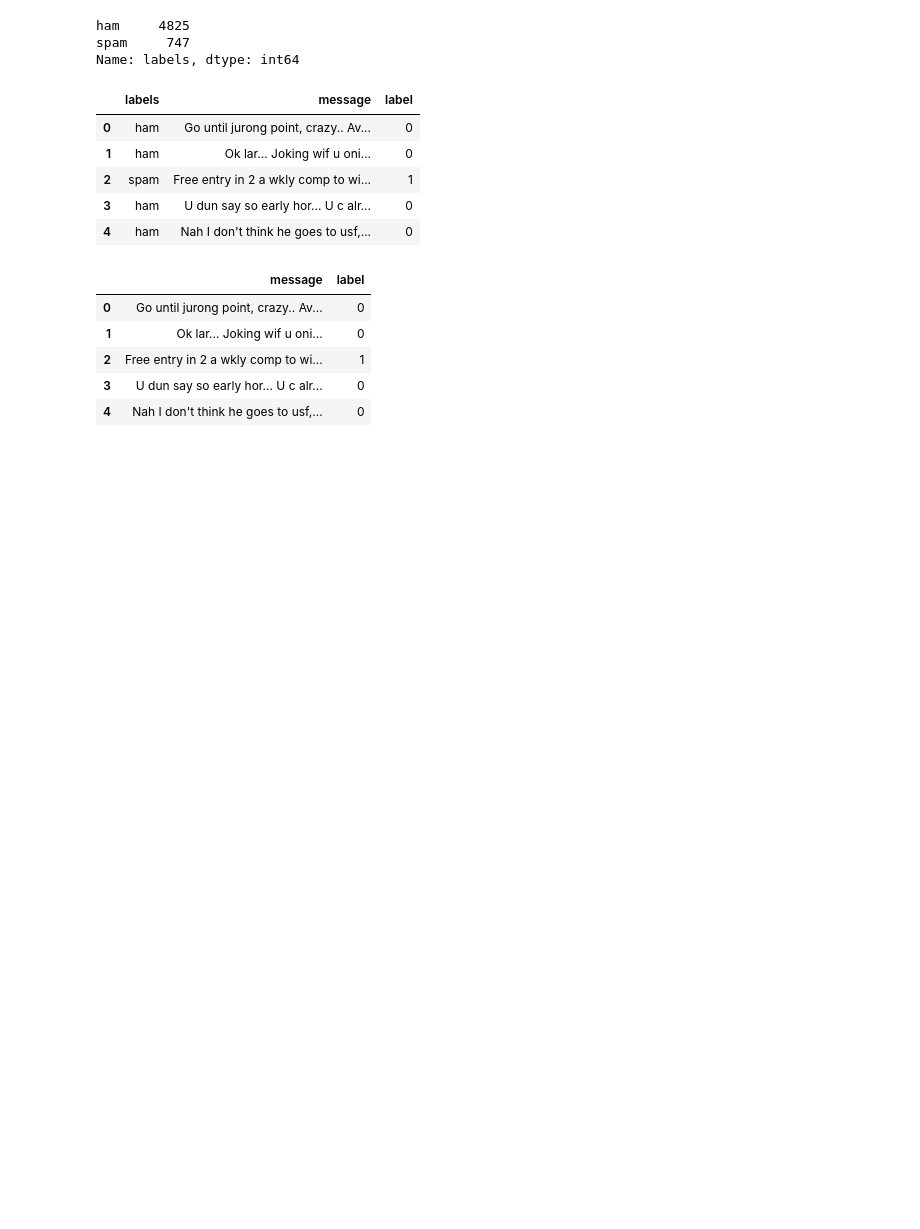
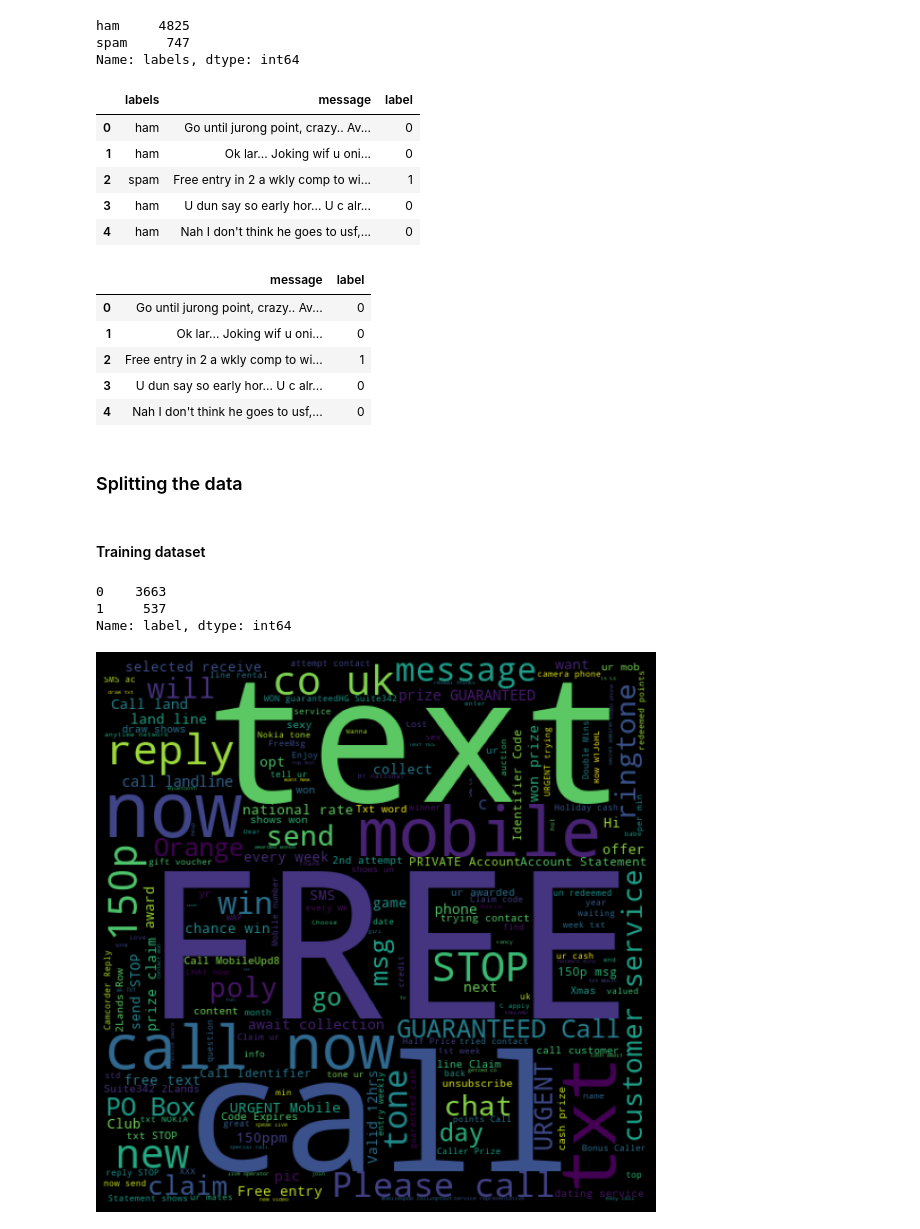
Before and after one commit to tanaymukherjee/Spam-detection-in-emails, a Jupyter notebook: Spam_detector.ipynb, the cells around one changed output. Drawn from its saved outputs; the diff is of its cells as text; code cells hidden in the pictures; blank space fills up the shorter version.

```diff
--- a/Spam_detector.ipynb
+++ b/Spam_detector.ipynb
@@ -61,8 +61,8 @@ spam.head()
 | 3 | ham | U dun say so early hor... U c alr... | NaN | NaN | NaN |
 | 4 | ham | Nah I don't think he goes to usf,... | NaN | NaN | NaN |
 # %%
-spam.drop(['Unnamed: 2', 'Unnamed: 3', 'Unnamed: 4'], axis = 1, inplace = True)
-spam.head()
+mails.drop(['Unnamed: 2', 'Unnamed: 3', 'Unnamed: 4'], axis = 1, inplace = True)
+mails.head()
 # %% [output]
 |  | v1 | v2 |
 | 0 | ham | Go until jurong point, crazy.. Av... |
@@ -71,8 +71,8 @@ spam.head()
 | 3 | ham | U dun say so early hor... U c alr... |
 | 4 | ham | Nah I don't think he goes to usf,... |
 # %%
-spam.rename(columns = {'v1': 'labels', 'v2': 'message'}, inplace = True)
-spam.head()
+mails.rename(columns = {'v1': 'labels', 'v2': 'message'}, inplace = True)
+mails.head()
 # %% [output]
 |  | labels | message |
 | 0 | ham | Go until jurong point, crazy.. Av... |
@@ -87,8 +87,8 @@ ham     4825
 spam     747
 Name: labels, dtype: int64
 # %%
-spam['label'] = spam['labels'].map({'ham': 0, 'spam': 1})
-spam.head()
+mails['label'] = mails['labels'].map({'ham': 0, 'spam': 1})
+mails.head()
 # %% [output]
 |  | labels | message | label |
 | 0 | ham | Go until jurong point, crazy.. Av... | 0 |
@@ -97,8 +97,8 @@ spam.head()
 | 3 | ham | U dun say so early hor... U c alr... | 0 |
 | 4 | ham | Nah I don't think he goes to usf,... | 0 |
 # %%
-spam.drop(['labels'], axis = 1, inplace = True)
-spam.head()
+mails.drop(['labels'], axis = 1, inplace = True)
+mails.head()
 # %% [output]
 |  | message | label |
 | 0 | Go until jurong point, crazy.. Av... | 0 |
@@ -106,3 +106,5 @@ spam.head()
 | 2 | Free entry in 2 a wkly comp to wi... | 1 |
 | 3 | U dun say so early hor... U c alr... | 0 |
 | 4 | Nah I don't think he goes to usf,... | 0 |
+# %% [markdown]
+### Splitting the data
@@ -108,0 +121,18 @@ spam.head()
+# %% [markdown]
+#### Training dataset
+# %%
+trainData['label'].value_counts()
+# %% [output]
+0    3663
+1     537
+Name: label, dtype: int64
+# %%
+spam_words = ' '.join(list(mails[mails['label'] == 1]['message']))
+spam_wc = WordCloud(width = 512,height = 512).generate(spam_words)
+plt.figure(figsize = (10, 8), facecolor = 'k')
+plt.imshow(spam_wc)
+plt.axis('off')
+plt.tight_layout(pad = 0)
+plt.show()
+# %% [output]
+[figure, added]
```
Also changed, not shown: parts of 22 cells of this notebook.
